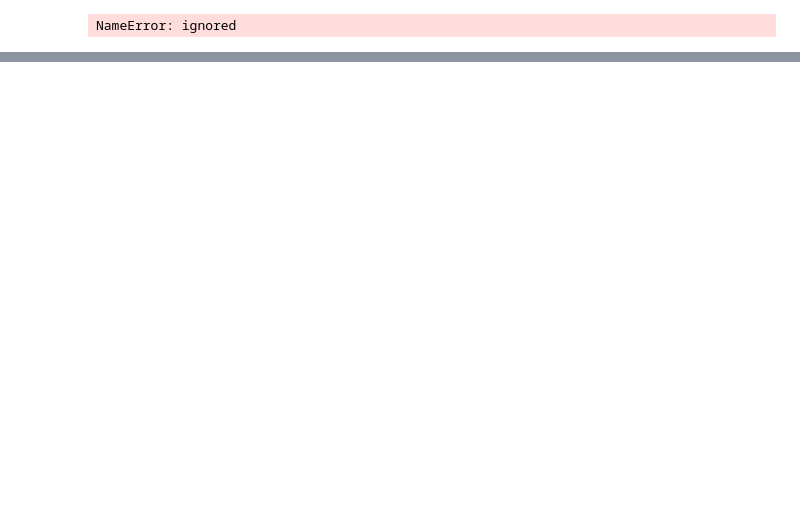
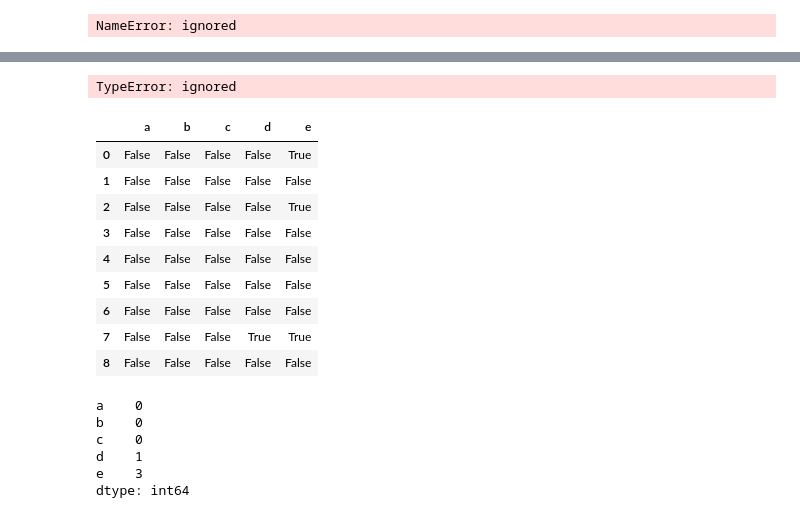
Before and after one commit to RODIV45/Data-Analysis-with-Python-GFG, a Jupyter notebook: intro_pandas.ipynb, the cells around one changed output, grey strips where cells are left out. Drawn from its saved outputs; the diff is of its cells as text; code cells hidden in the pictures; blank space fills up the shorter version.

```diff
--- a/intro_pandas.ipynb
+++ b/intro_pandas.ipynb
@@ -99,6 +153,34 @@ for i in data.columns:
 # %%
 data(["name of the column"],[index like 0,1,2,3,4...])
 # gives the row information of the index in the particular column
+# %%
+df(["b"],[3])
+# %% [output]
+TypeError: ignored
 # %%
 #on series we can apply indexing
 #but on a data frame we cant apply indexing as TYPE OF DATA FRAME IS A SERIES
+# %%
+df.isnull()   #it checks whether there is any null or vacant data in the table
+#if vacant/null value then true
+# %% [output]
+|  | a | b | c | d | e |
+| 0 | False | False | False | False | True |
+| 1 | False | False | False | False | False |
+| 2 | False | False | False | False | True |
+| 3 | False | False | False | False | False |
+| 4 | False | False | False | False | False |
+| 5 | False | False | False | False | False |
+| 6 | False | False | False | False | False |
+| 7 | False | False | False | True | True |
+| 8 | False | False | False | False | False |
+# %%
+df.isnull().sum()
+#gives sum of all null spaces present in a column
+# %% [output]
+a    0
+b    0
+c    0
+d    1
+e    3
+dtype: int64
```
Also changed, not shown: parts of 32 cells of this notebook.
